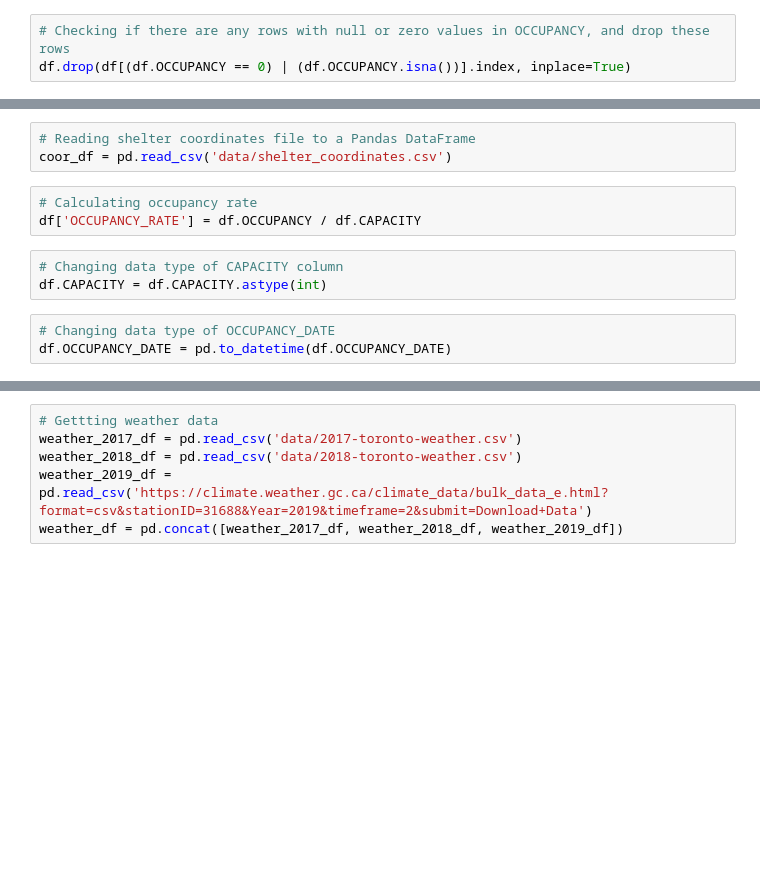
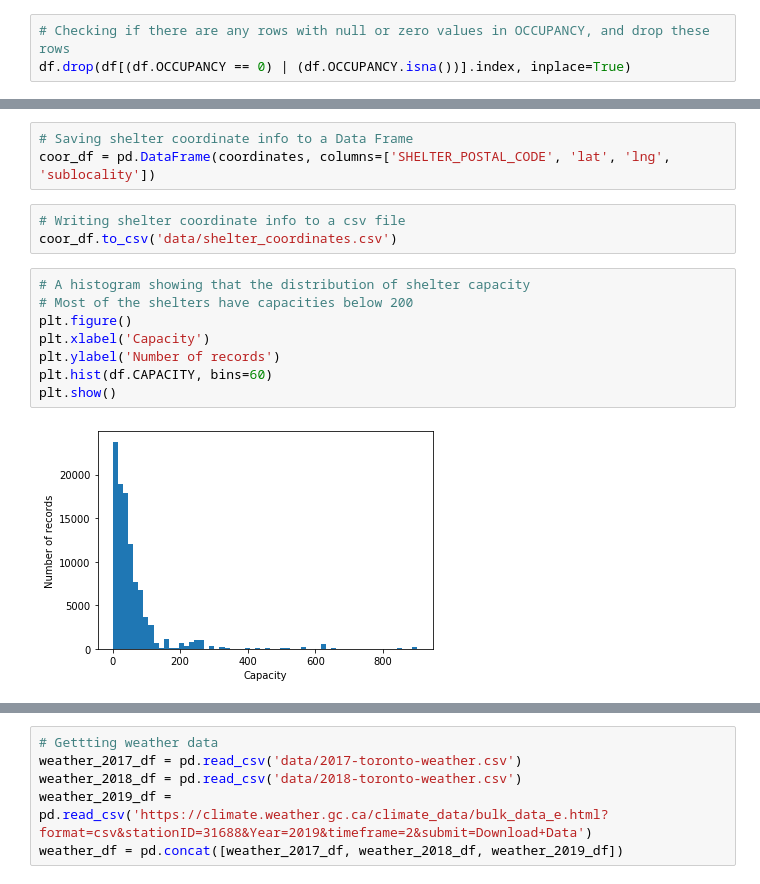
Before and after one commit to borishaw/toronto_shelter, a Jupyter notebook: capstone _data_cleaning_and_engineering.ipynb, the cells around one changed output, grey strips where cells are left out. Saved outputs shown, nothing was run; the diff lists cells and outputs as text; blank space fills up the shorter version.

Commit message:
excluding irrelevant data

```diff
--- a/capstone _data_cleaning_and_engineering.ipynb
+++ b/capstone _data_cleaning_and_engineering.ipynb
@@ -78,14 +89,18 @@ for postal_code in df.SHELTER_POSTAL_CODE.unique():
     except:
         print(postal_code)
+# %%
+# Saving shelter coordinate info to a Data Frame
+coor_df = pd.DataFrame(coordinates, columns=['SHELTER_POSTAL_CODE', 'lat', 'lng', 'sublocality'])
 # %%
-# Reading shelter coordinates file to a Pandas DataFrame
-coor_df = pd.read_csv('data/shelter_coordinates.csv')
+# Writing shelter coordinate info to a csv file
+coor_df.to_csv('data/shelter_coordinates.csv')
-# %%
-# Calculating occupancy rate
-df['OCCUPANCY_RATE'] = df.OCCUPANCY / df.CAPACITY
-# %%
-# Changing data type of CAPACITY column
-df.CAPACITY = df.CAPACITY.astype(int)
-# %%
-# Changing data type of OCCUPANCY_DATE
-df.OCCUPANCY_DATE = pd.to_datetime(df.OCCUPANCY_DATE)
+# %%
+# A histogram showing that the distribution of shelter capacity
+# Most of the shelters have capacities below 200
+plt.figure()
+plt.xlabel('Capacity')
+plt.ylabel('Number of records')
+plt.hist(df.CAPACITY, bins=60)
+plt.show()
+# %% [output]
+[figure, added]
```
Also changed, not shown: parts of 21 cells of this notebook, 1 other file.
